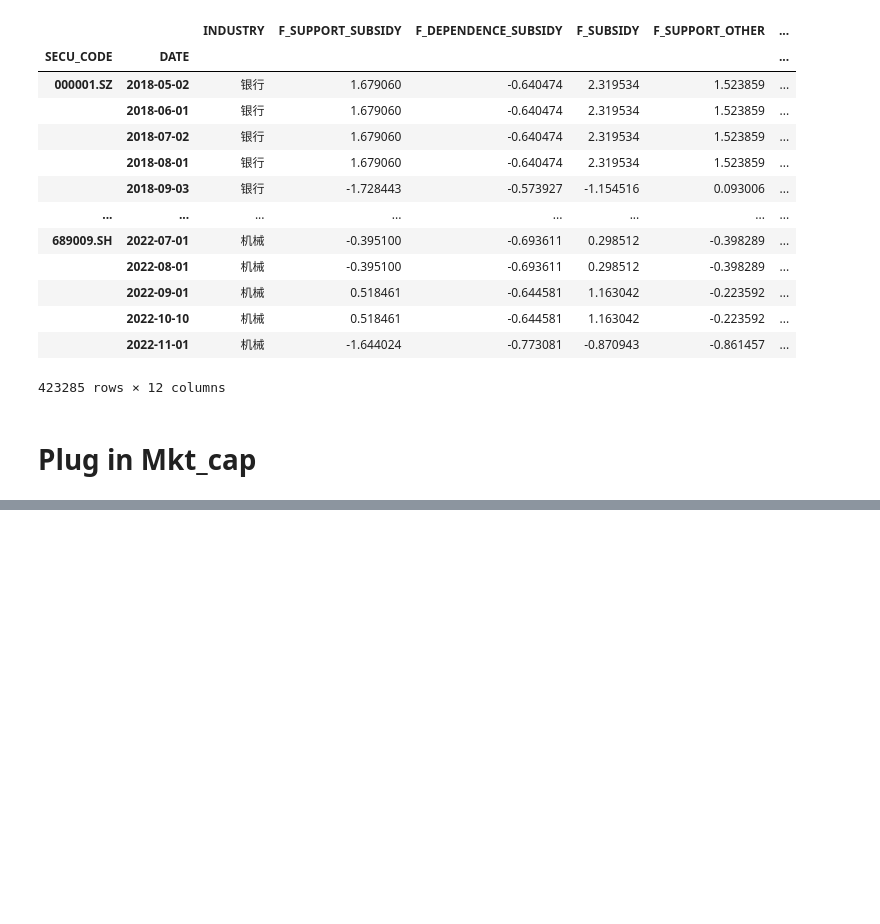
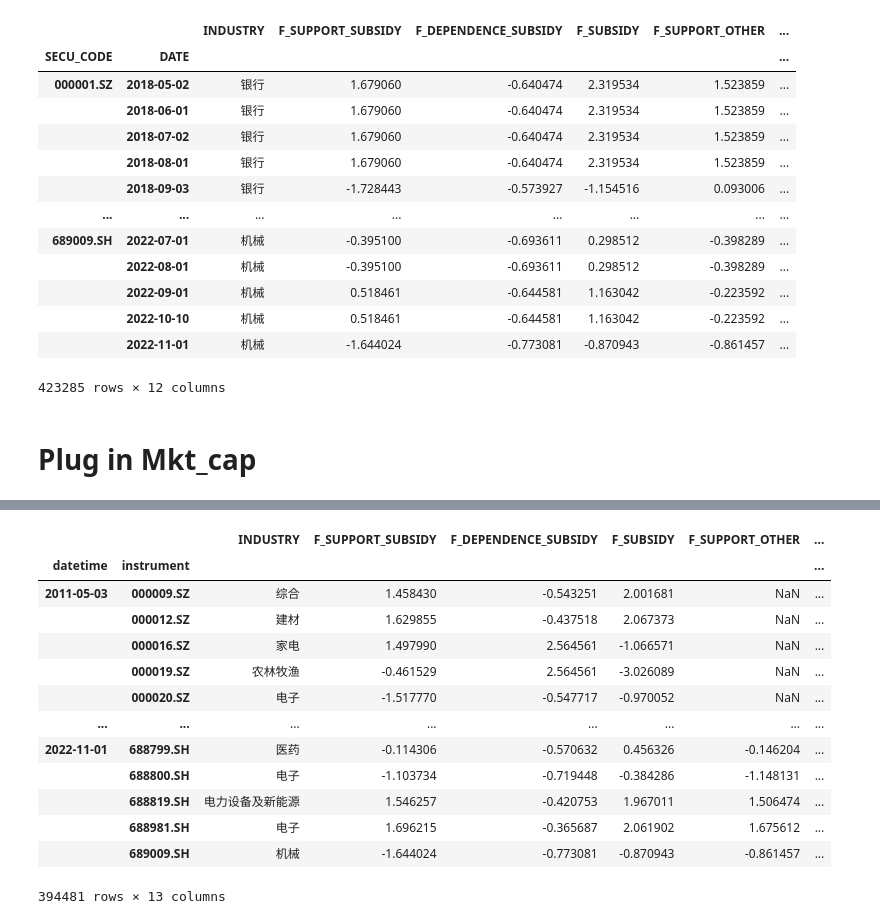
Before and after one commit to jasongangquanzhang/Government_Subsidy_Factor, a Jupyter notebook: govt_factors_analysis.ipynb, the cells around one changed output, grey strips where cells are left out. Saved outputs shown, nothing was run; the diff lists cells and outputs as text; code cells hidden in the pictures; blank space fills up the shorter version.

Commit message:
finished capital & industry neutralization

```diff
--- a/govt_factors_analysis.ipynb
+++ b/govt_factors_analysis.ipynb
@@ -554,0 +575,4 @@ s
+# %%
+df = df_cap.reset_index()
+df_cap = df.rename(columns={"level_1":"SECU_CODE",0:"Mkt_cap"})
+df_cap
@@ -554,0 +593,3 @@ s
+# %%
+df_cap["DATE"] = df_cap.DATE.astype("datetime64[ns]")
+df_cap.DATE
@@ -554,0 +609,3 @@ s
+# %%
+df_cap = df_cap.set_index(["SECU_CODE", "DATE"])
+df_cap
@@ -554,0 +627,5 @@ s
+# %%
+df_gov = pd.merge(
+    left=df_gov, right=df_cap, left_index=True, right_index=True, how="inner"
+)
+df_gov
@@ -554,0 +647,19 @@ s
+# %%
+df = df_gov.reset_index().set_index(["DATE", "SECU_CODE"])
+df_gov = df.rename_axis(["datetime", "instrument"]).sort_index()
+df_gov
+# %% [output]
+|  |  | INDUSTRY | F_SUPPORT_SUBSIDY | F_DEPENDENCE_SUBSIDY | F_SUBSIDY | F_SUPPORT_OTHER | ... |
+| datetime | instrument |  |  |  |  |  | ... |
+| 2011-05-03 | 000009.SZ | 综合 | 1.458430 | -0.543251 | 2.001681 | NaN | ... |
+|  | 000012.SZ | 建材 | 1.629855 | -0.437518 | 2.067373 | NaN | ... |
+|  | 000016.SZ | 家电 | 1.497990 | 2.564561 | -1.066571 | NaN | ... |
+|  | 000019.SZ | 农林牧渔 | -0.461529 | 2.564561 | -3.026089 | NaN | ... |
+|  | 000020.SZ | 电子 | -1.517770 | -0.547717 | -0.970052 | NaN | ... |
+| ... | ... | ... | ... | ... | ... | ... | ... |
+| 2022-11-01 | 688799.SH | 医药 | -0.114306 | -0.570632 | 0.456326 | -0.146204 | ... |
+|  | 688800.SH | 电子 | -1.103734 | -0.719448 | -0.384286 | -1.148131 | ... |
+|  | 688819.SH | 电力设备及新能源 | 1.546257 | -0.420753 | 1.967011 | 1.506474 | ... |
+|  | 688981.SH | 电子 | 1.696215 | -0.365687 | 2.061902 | 1.675612 | ... |
+|  | 689009.SH | 机械 | -1.644024 | -0.773081 | -0.870943 | -0.861457 | ... |
+394481 rows × 13 columns
```
Also changed, not shown: parts of 10 cells of this notebook, 1 other file.
